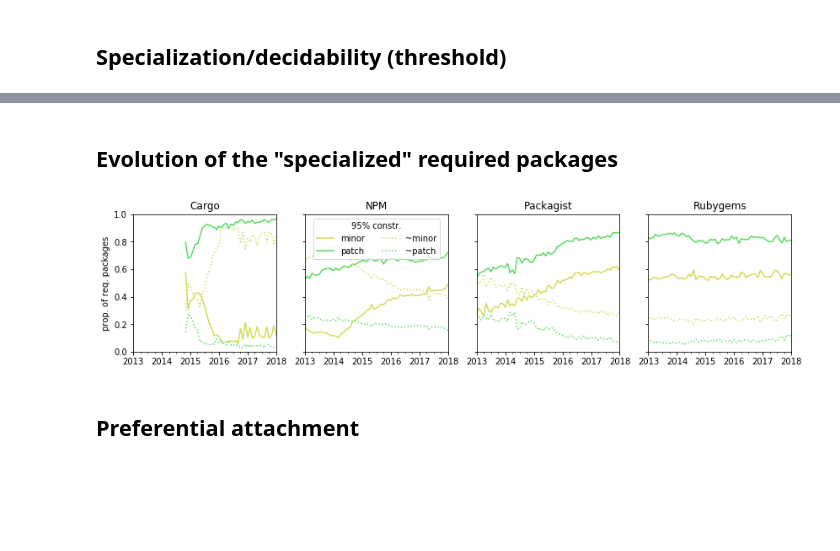
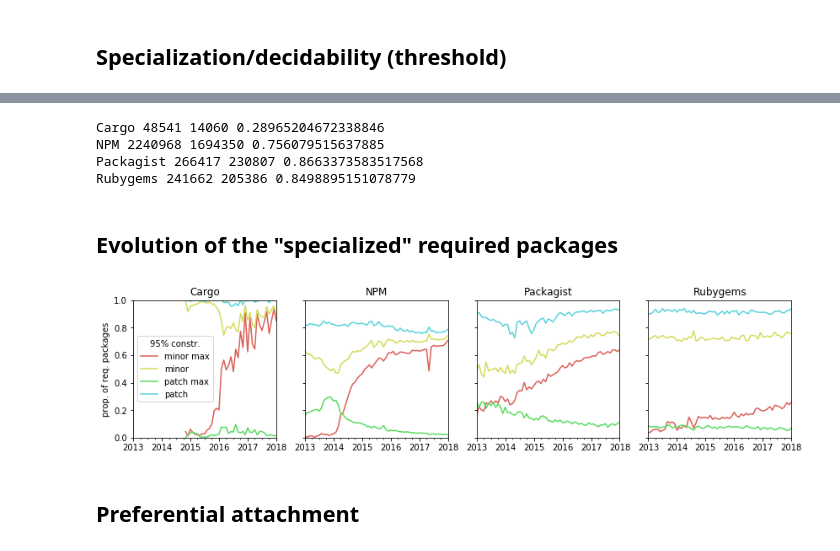
Before and after one commit to AlexandreDecan/secos-constraints, a Jupyter notebook: notebooks/Constraint analysis.ipynb, the cells around one changed output, grey strips where cells are left out. Saved outputs shown, nothing was run; the diff lists cells and outputs as text; code cells hidden in the pictures; blank space fills up the shorter version.

```diff
--- a/notebooks/Constraint analysis.ipynb
+++ b/notebooks/Constraint analysis.ipynb
@@ -1200,3 +1121,19 @@ pandas.concat([
+# %%
+for ecosystem in ECOSYSTEMS:
+    _ = (
+        df_dependencies[ecosystem]
+        .sort_values('rank')
+    )
+    a, b = len(_.drop_duplicates(['package', 'target'], keep='last')), len(_[lambda d: ~d['dev']].drop_duplicates(['package', 'target'], keep='last'))
+    print(
+        ecosystem,
+        a, b, b / a
+    )
+# %% [output]
+Cargo 48541 14060 0.28965204672338846
+NPM 2240968 1694350 0.756079515637885
+Packagist 266417 230807 0.8663373583517568
+Rubygems 241662 205386 0.8498895151078779
 # %% [markdown]
 ## Evolution of the "specialized" required packages
 # %%
@@ -1209,45 +1146,45 @@ data = dict()
 for i, ecosystem in enumerate(ECOSYSTEMS):
     ax = axes[i]
 
     data[ecosystem] = (
         df_dependencies[ecosystem]
+        [lambda d: ~d['dev']]
         .assign(deps=1)
         .groupby(['target', pandas.Grouper(key='date', freq='M')], sort=False)
-        [['minor', 'patch', 'deps']]
+        [['minor max', 'minor', 'patch max', 'patch', 'deps']]
         .sum()
         .reset_index(level='date')
         .set_index('date')
-        .assign(
-            minor=lambda d: d['minor'] >= threshold * d['deps'],
-            patch=lambda d: d['patch'] >= threshold * d['deps'],
-            not_minor=lambda d: d['minor'] <= (1 - threshold) * d['deps'],
-            not_patch=lambda d: d['patch'] <= (1 - threshold) * d['deps'],
-        )
+        .assign(**{
+            'minor max': lambda d: d['minor max'] >= threshold * d['deps'],
+            'minor': lambda d: d['minor'] >= threshold * d['deps'],
+            'patch max': lambda d: d['patch max'] >= threshold * d['deps'],
+            'patch': lambda d: d['patch'] >= threshold * d['deps'],
+        })
         .assign(required=1)
         .groupby(level='date')
         .sum()
     )
 
     (
         data[ecosystem]
         .apply(lambda d: d / d['required'], axis=1)
-        [['minor', 'patch', 'not_minor', 'not_patch']]
-        .rename(columns={'not_minor': '~minor', 'not_patch': '~patch'})
-        .plot(ax=ax, legend=False, color=SEC_PALETTE[1:3] + SEC_PALETTE[1:3], style=['-', '-', ':', ':'])
+        [['minor max', 'minor', 'patch max', 'patch']]
+        .plot(ax=ax, legend=False, color=SEC_PALETTE)
     )
 
     ax.set(
         title=ecosystem,
         xlabel='',
         xlim=DATE_RANGE,
         ylabel='prop. of req. packages',
         ylim=(0, 1),
     )
 
-axes[1].legend(loc='upper center', ncol=2, title='{:.0%} constr.'.format(threshold))
+axes[0].legend(loc='center left', ncol=1, title='{:.0%} constr.'.format(threshold))
 savefig(fig, 'required_proportion_by_month')
 # %% [output]
-[figure, old version]
+[figure, new version]
 # %% [markdown]
 ## Preferential attachment
 # %%
```
Also changed, not shown: parts of 5 cells of this notebook, 6 other files.
